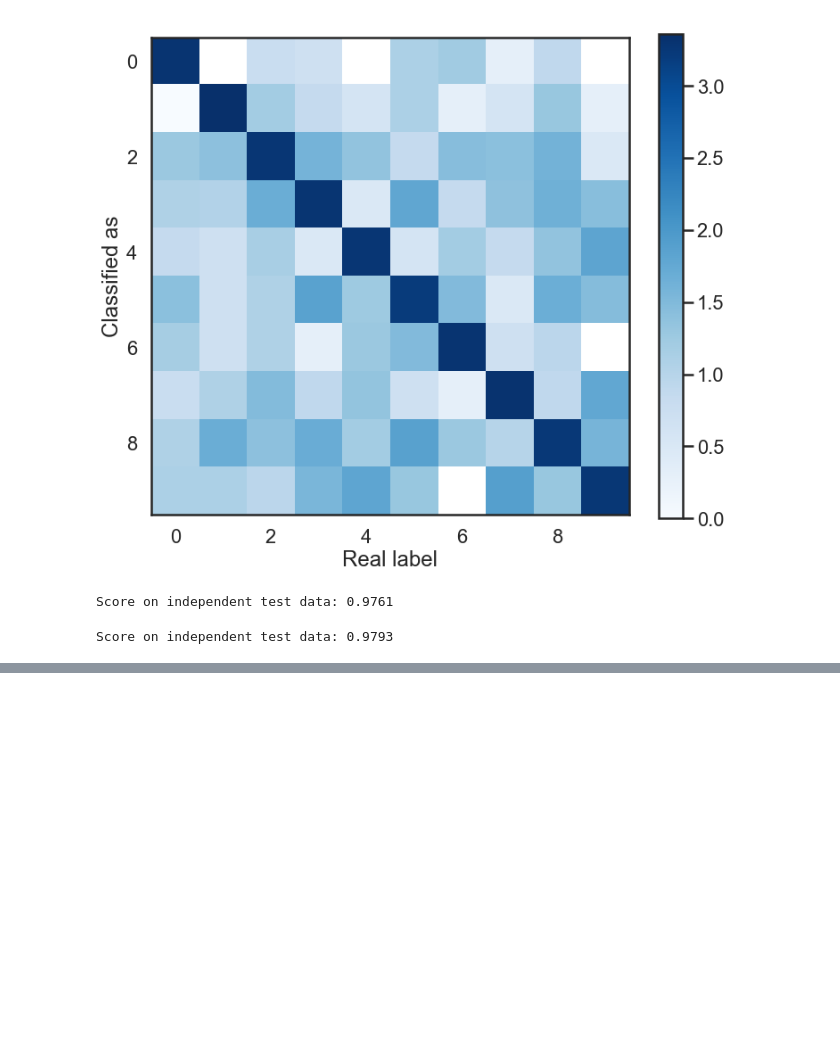
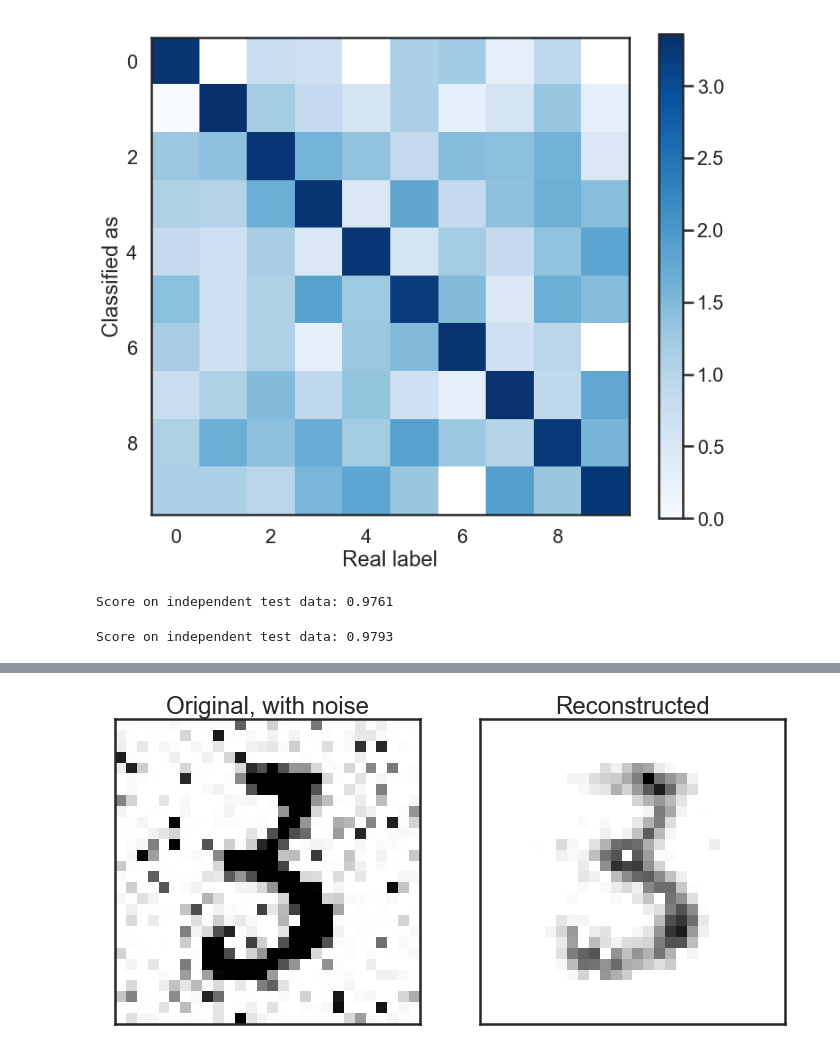
Before and after one commit to harcel/blog, a Jupyter notebook: digits.ipynb, the cells around one changed output, grey strips where cells are left out. Cells and saved outputs as stored; diff of their text form; code cells hidden in the pictures; blank space fills up the shorter version.

```diff
--- a/digits.ipynb
+++ b/digits.ipynb
@@ -134,0 +162,38 @@ Score on independent test data: 0.9786
+# %%
+# Train an autoencoder on noise-free images and reconstruct the noisy ones.
+auto_encoder = tf.keras.models.Sequential([
+  tf.keras.layers.Dense(784, activation=tf.nn.relu),
+  tf.keras.layers.Dense(256, activation=tf.nn.relu),
+  tf.keras.layers.Dense(128, activation=tf.nn.relu),
+  tf.keras.layers.Dense(256, activation=tf.nn.relu),
+  tf.keras.layers.Dense(784, activation=tf.nn.relu)
+])
+auto_encoder.compile(loss=tf.keras.losses.mean_squared_error,
+             optimizer=tf.keras.optimizers.RMSprop(lr=0.0001, rho=0.9, epsilon=None, decay=0.0),
+             metrics = ['accuracy'])
+
+auto_encoder.fit(xtr, xtr, epochs=10, batch_size=256)
+
+# Reconstruct the noisy images
+reconstructed = auto_encoder.predict(xnoise)
+# %%
+# Compare noisy input to reconstruction
+N_im = len(xnoise)
+this = np.random.randint(0, N_im)
+
+plt.figure(figsize=(12, 24))
+pp = plt.subplot(122)
+number = np.reshape(reconstructed[this], [imsize, imsize])
+pp.imshow(number, cmap='Greys')
+pp.set_xticklabels([])
+pp.set_yticklabels([])
+pp.set_title("Reconstructed")
+
+pp = plt.subplot(121)
+number = np.reshape(xnoise[this], [imsize, imsize])
+pp.imshow(number, cmap='Greys')
+pp.set_xticklabels([])
+pp.set_yticklabels([])
+pp.set_title("Original, with noise");
+# %% [output]
+[figure, added]
```
Also changed, not shown: parts of 9 cells of this notebook.
